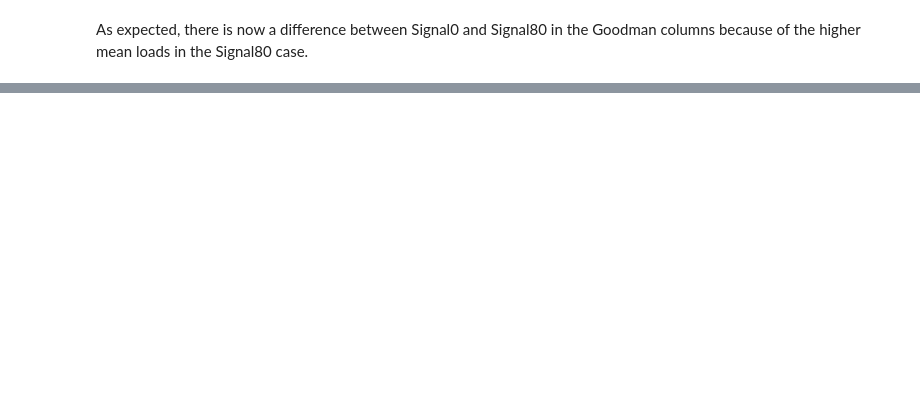
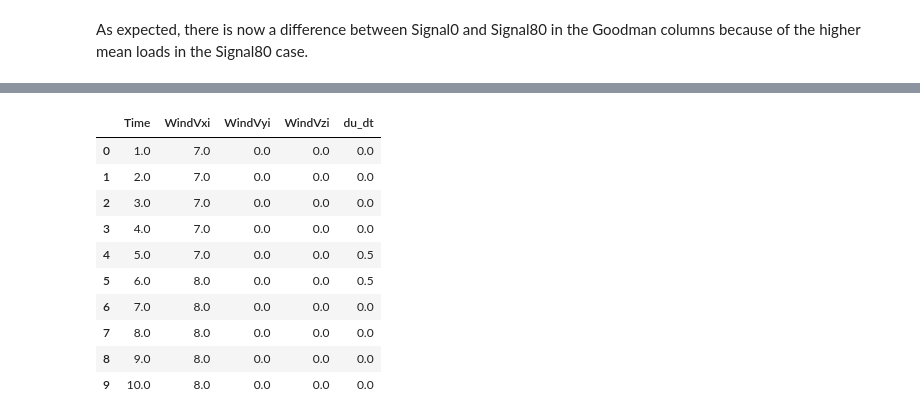
Before and after one commit to NREL/pCrunch, a Jupyter notebook: examples/aeroelastic_output_example.ipynb, the cells around one changed output, grey strips where cells are left out. Cells and saved outputs as stored; diff of their text form; code cells hidden in the pictures; blank space fills up the shorter version.

```diff
--- a/examples/aeroelastic_output_example.ipynb
+++ b/examples/aeroelastic_output_example.ipynb
@@ -508,0 +547,17 @@ As expected, there is now a difference between Signal0 and Signal80 in the Goodm
+# %%
+myobj_from_dict.save('myfile.p')
+myobj_copy = AeroelasticOutput()
+myobj_copy.load('myfile.p')
+myobj_copy.to_df()
+# %% [output]
+|  | Time | WindVxi | WindVyi | WindVzi | du_dt |
+| 0 | 1.0 | 7.0 | 0.0 | 0.0 | 0.0 |
+| 1 | 2.0 | 7.0 | 0.0 | 0.0 | 0.0 |
+| 2 | 3.0 | 7.0 | 0.0 | 0.0 | 0.0 |
+| 3 | 4.0 | 7.0 | 0.0 | 0.0 | 0.0 |
+| 4 | 5.0 | 7.0 | 0.0 | 0.0 | 0.5 |
+| 5 | 6.0 | 8.0 | 0.0 | 0.0 | 0.5 |
+| 6 | 7.0 | 8.0 | 0.0 | 0.0 | 0.0 |
+| 7 | 8.0 | 8.0 | 0.0 | 0.0 | 0.0 |
+| 8 | 9.0 | 8.0 | 0.0 | 0.0 | 0.0 |
+| 9 | 10.0 | 8.0 | 0.0 | 0.0 | 0.0 |
```
Also changed, not shown: parts of 10 cells of this notebook, 5 other files.
